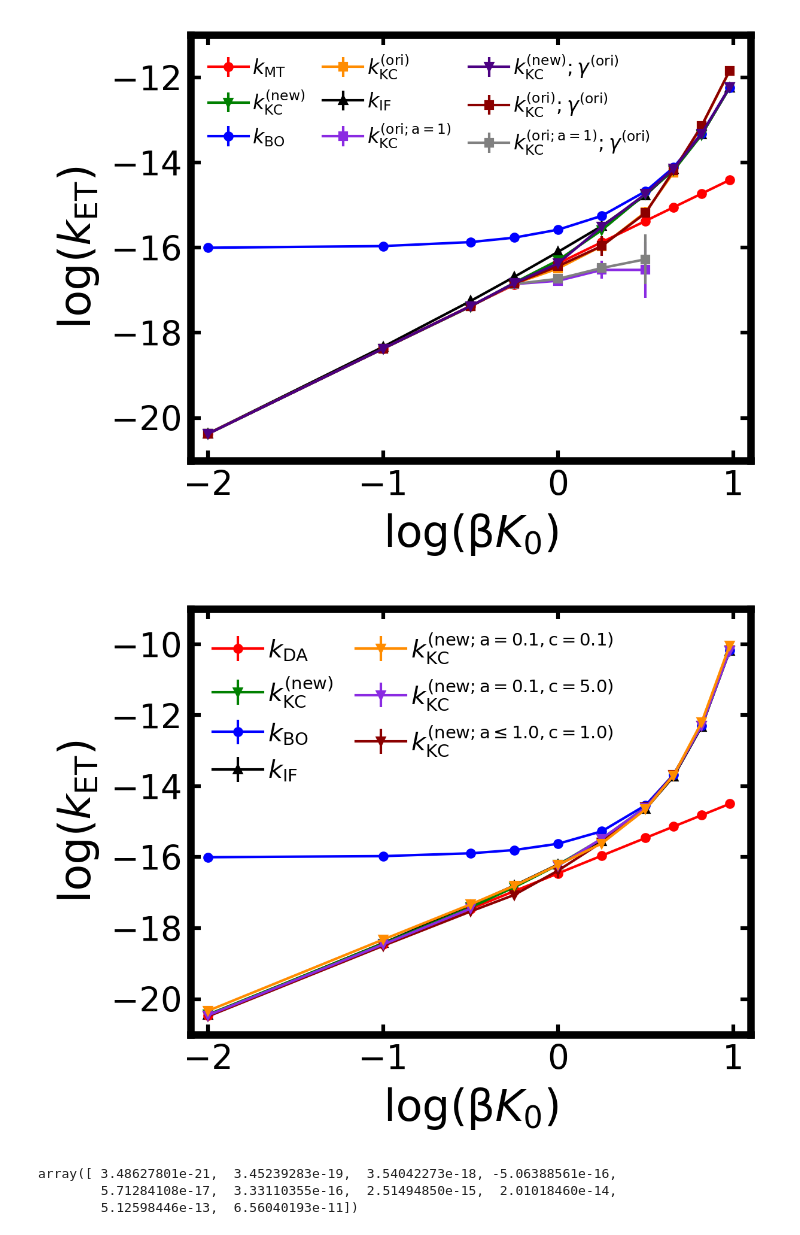
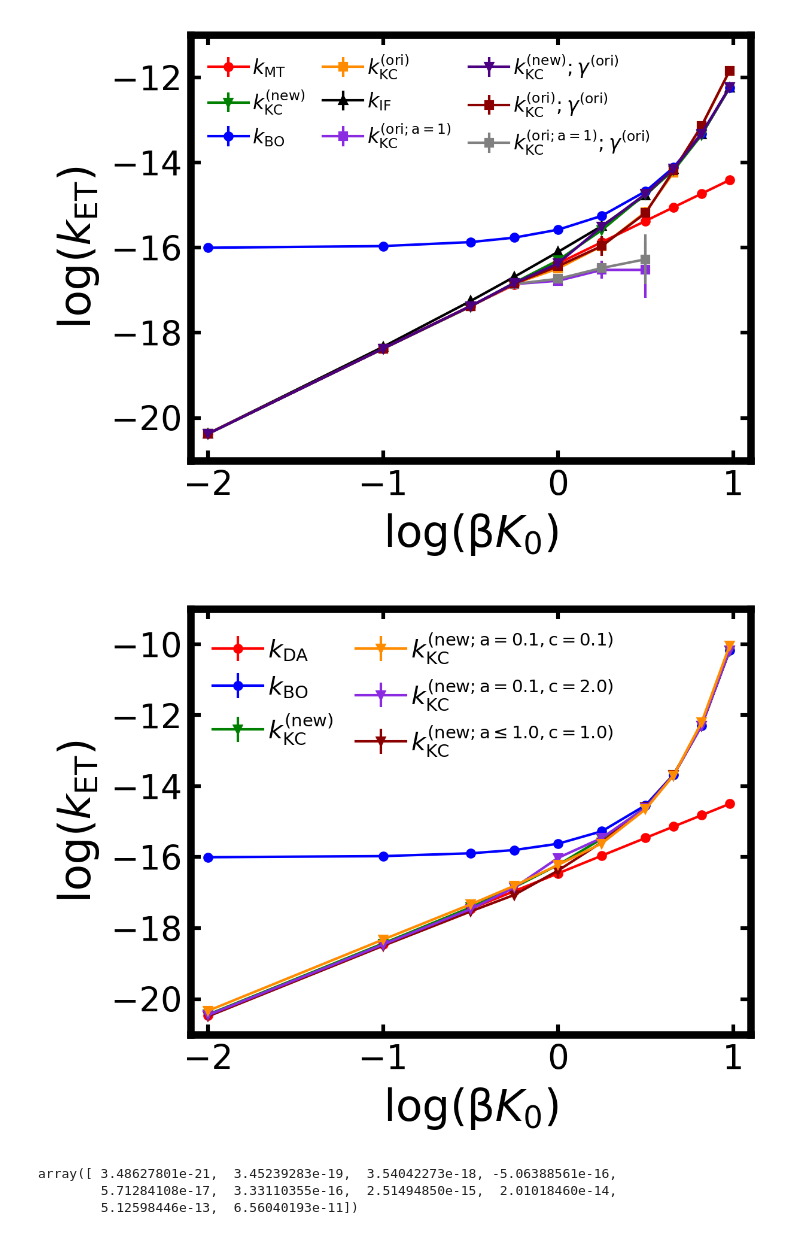
Before and after one commit to suarez-va/kcrpmd_calculations_2025, a Jupyter notebook: kcrpmd_figures/Figures.ipynb, the cells around one changed output. Cells and saved outputs as stored; diff of their text form; code cells hidden in the pictures.

Commit message:
updated plots

```diff
--- a/kcrpmd_figures/Figures.ipynb
+++ b/kcrpmd_figures/Figures.ipynb
@@ -957,8 +957,10 @@ kcrpmd_new_fix_y = sorted([d for d in os.listdir('../_sys_B/kcrpmd_new') if d.st
 
 kcrpmd_new_fix_s_a0_c0 = sorted([d for d in os.listdir('../_sys_B_a0.1_c0.1/kcrpmd_new') if d.startswith('_fix_s')], key=lambda s: float(s.split("logK_")[1]))
 kcrpmd_new_fix_y_a0_c0 = sorted([d for d in os.listdir('../_sys_B_a0.1_c0.1/kcrpmd_new') if d.startswith('_fix_y')], key=lambda s: float(s.split("logK_")[1]))
-kcrpmd_new_fix_s_a0_c5 = sorted([d for d in os.listdir('../_sys_B_a0.1_c5.0/kcrpmd_new') if d.startswith('_fix_s')], key=lambda s: float(s.split("logK_")[1]))
-kcrpmd_new_fix_y_a0_c5 = sorted([d for d in os.listdir('../_sys_B_a0.1_c5.0/kcrpmd_new') if d.startswith('_fix_y')], key=lambda s: float(s.split("logK_")[1]))
+kcrpmd_new_fix_s_a0_c2 = sorted([d for d in os.listdir('../_sys_B_a0.1_c2.0/kcrpmd_new') if d.startswith('_fix_s')], key=lambda s: float(s.split("logK_")[1]))
+kcrpmd_new_fix_y_a0_c2 = sorted([d for d in os.listdir('../_sys_B_a0.1_c2.0/kcrpmd_new') if d.startswith('_fix_y')], key=lambda s: float(s.split("logK_")[1]))
+#kcrpmd_new_fix_s_a0_c5 = sorted([d for d in os.listdir('../_sys_B_a0.1_c5.0/kcrpmd_new') if d.startswith('_fix_s')], key=lambda s: float(s.split("logK_")[1]))
+#kcrpmd_new_fix_y_a0_c5 = sorted([d for d in os.listdir('../_sys_B_a0.1_c5.0/kcrpmd_new') if d.startswith('_fix_y')], key=lambda s: float(s.split("logK_")[1]))
 kcrpmd_new_fix_s_a1_c1 = sorted([d for d in os.listdir('../_sys_B_a1.0_c1.0/kcrpmd_new') if d.startswith('_fix_s')], key=lambda s: float(s.split("logK_")[1]))
 kcrpmd_new_fix_y_a1_c1 = sorted([d for d in os.listdir('../_sys_B_a1.0_c1.0/kcrpmd_new') if d.startswith('_fix_y')], key=lambda s: float(s.split("logK_")[1]))
 
@@ -985,8 +987,10 @@ knew_se_arr = np.zeros(logK_arr.shape)
 
 knew_a0_c0_arr = np.zeros(logK_arr.shape)
 knew_a0_c0_se_arr = np.zeros(logK_arr.shape)
-knew_a0_c5_arr = np.zeros(logK_arr.shape)
-knew_a0_c5_se_arr = np.zeros(logK_arr.shape)
+knew_a0_c2_arr = np.zeros(logK_arr.shape)
+knew_a0_c2_se_arr = np.zeros(logK_arr.shape)
+#knew_a0_c5_arr = np.zeros(logK_arr.shape)
+#knew_a0_c5_se_arr = np.zeros(logK_arr.shape)
 knew_a1_c1_arr = np.zeros(logK_arr.shape)
 knew_a1_c1_se_arr = np.zeros(logK_arr.shape)
 
@@ -1016,9 +1020,12 @@ for i in range(4):
     knew_a0_c0_arr[i] = np.loadtxt("../_sys_B_a0.1_c0.1/kcrpmd_new/" + kcrpmd_new_fix_y_a0_c0[i] + "/tst_data/kKCy.txt")
     knew_a0_c0_se_arr[i] = knew_a0_c0_arr[i] * np.loadtxt("../_sys_B_a0.1_c0.1/kcrpmd_new/" + kcrpmd_new_fix_y_a0_c0[i] + "/kappa_data/kappa_se.txt")[-1]
     knew_a0_c0_arr[i] *= np.loadtxt("../_sys_B_a0.1_c0.1/kcrpmd_new/" + kcrpmd_new_fix_y_a0_c0[i] + "/kappa_data/kappa_avg.txt")[-1]
-    knew_a0_c5_arr[i] = np.loadtxt("../_sys_B_a0.1_c5.0/kcrpmd_new/" + kcrpmd_new_fix_y_a0_c5[i] + "/tst_data/kKCy.txt")
-    knew_a0_c5_se_arr[i] = knew_a0_c5_arr[i] * np.loadtxt("../_sys_B_a0.1_c5.0/kcrpmd_new/" + kcrpmd_new_fix_y_a0_c5[i] + "/kappa_data/kappa_se.txt")[-1]
-    knew_a0_c5_arr[i] *= np.loadtxt("../_sys_B_a0.1_c5.0/kcrpmd_new/" + kcrpmd_new_fix_y_a0_c5[i] + "/kappa_data/kappa_avg.txt")[-1]
+    knew_a0_c2_arr[i] = np.loadtxt("../_sys_B_a0.1_c2.0/kcrpmd_new/" + kcrpmd_new_fix_y_a0_c2[i] + "/tst_data/kKCy.txt")
+    knew_a0_c2_se_arr[i] = knew_a0_c2_arr[i] * np.loadtxt("../_sys_B_a0.1_c2.0/kcrpmd_new/" + kcrpmd_new_fix_y_a0_c2[i] + "/kappa_data/kappa_se.txt")[-1]
+    knew_a0_c2_arr[i] *= np.loadtxt("../_sys_B_a0.1_c2.0/kcrpmd_new/" + kcrpmd_new_fix_y_a0_c2[i] + "/kappa_data/kappa_avg.txt")[-1]
+    #knew_a0_c5_arr[i] = np.loadtxt("../_sys_B_a0.1_c5.0/kcrpmd_new/" + kcrpmd_new_fix_y_a0_c5[i] + "/tst_data/kKCy.txt")
+    #knew_a0_c5_se_arr[i] = knew_a0_c5_arr[i] * np.loadtxt("../_sys_B_a0.1_c5.0/kcrpmd_new/" + kcrpmd_new_fix_y_a0_c5[i] + "/kappa_data/kappa_se.txt")[-1]
+    #knew_a0_c5_arr[i] *= np.loadtxt("../_sys_B_a0.1_c5.0/kcrpmd_new/" + kcrpmd_new_fix_y_a0_c5[i] + "/kappa_data/kappa_avg.txt")[-1]
     knew_a1_c1_arr[i] = np.loadtxt("../_sys_B_a1.0_c1.0/kcrpmd_new/" + kcrpmd_new_fix_y_a1_c1[i] + "/tst_data/kKCy.txt")
     knew_a1_c1_se_arr[i] = knew_a1_c1_arr[i] * np.loadtxt("../_sys_B_a1.0_c1.0/kcrpmd_new/" + kcrpmd_new_fix_y_a1_c1[i] + "/kappa_data/kappa_se.txt")[-1]
     knew_a1_c1_arr[i] *= np.loadtxt("../_sys_B_a1.0_c1.0/kcrpmd_new/" + kcrpmd_new_fix_y_a1_c1[i] + "/kappa_data/kappa_avg.txt")[-1]
@@ -1026,40 +1033,46 @@ for i in range(4,10):
     knew_arr[i] = np.loadtxt("../_sys_B/kcrpmd_new/" + kcrpmd_new_fix_s[i] + "/tst_data/kKCs.txt")
     knew_se_arr[i] = knew_arr[i] * np.loadtxt("../_sys_B/kcrpmd_new/" + kcrpmd_new_fix_s[i] + "/kappa_data/kappa_se.txt")[-1]
     knew_arr[i] *= np.loadtxt("../_sys_B/kcrpmd_new/" + kcrpmd_new_fix_s[i] + "/kappa_data/kappa_avg.txt")[-1]
 
     knew_a0_c0_arr[i] = np.loadtxt("../_sys_B_a0.1_c0.1/kcrpmd_new/" + kcrpmd_new_fix_s_a0_c0[i] + "/tst_data/kKCs.txt")
     knew_a0_c0_se_arr[i] = knew_a0_c0_arr[i] * np.loadtxt("../_sys_B_a0.1_c0.1/kcrpmd_new/" + kcrpmd_new_fix_s_a0_c0[i] + "/kappa_data/kappa_se.txt")[-1]
     knew_a0_c0_arr[i] *= np.loadtxt("../_sys_B_a0.1_c0.1/kcrpmd_new/" + kcrpmd_new_fix_s_a0_c0[i] + "/kappa_data/kappa_avg.txt")[-1]
-    knew_a0_c5_arr[i] = np.loadtxt("../_sys_B_a0.1_c5.0/kcrpmd_new/" + kcrpmd_new_fix_s_a0_c5[i] + "/tst_data/kKCs.txt")
-    knew_a0_c5_se_arr[i] = knew_a0_c5_arr[i] * np.loadtxt("../_sys_B_a0.1_c5.0/kcrpmd_new/" + kcrpmd_new_fix_s_a0_c5[i] + "/kappa_data/kappa_se.txt")[-1]
-    knew_a0_c5_arr[i] *= np.loadtxt("../_sys_B_a0.1_c5.0/kcrpmd_new/" + kcrpmd_new_fix_s_a0_c5[i] + "/kappa_data/kappa_avg.txt")[-1]
+    knew_a0_c2_arr[i] = np.loadtxt("../_sys_B_a0.1_c2.0/kcrpmd_new/" + kcrpmd_new_fix_s_a0_c2[i] + "/tst_data/kKCs.txt")
+    knew_a0_c2_se_arr[i] = knew_a0_c2_arr[i] * np.loadtxt("../_sys_B_a0.1_c2.0/kcrpmd_new/" + kcrpmd_new_fix_s_a0_c2[i] + "/kappa_data/kappa_se.txt")[-1]
+    knew_a0_c2_arr[i] *= np.loadtxt("../_sys_B_a0.1_c2.0/kcrpmd_new/" + kcrpmd_new_fix_s_a0_c2[i] + "/kappa_data/kappa_avg.txt")[-1]
+    #knew_a0_c5_arr[i] = np.loadtxt("../_sys_B_a0.1_c5.0/kcrpmd_new/" + kcrpmd_new_fix_s_a0_c5[i] + "/tst_data/kKCs.txt")
+    #knew_a0_c5_se_arr[i] = knew_a0_c5_arr[i] * np.loadtxt("../_sys_B_a0.1_c5.0/kcrpmd_new/" + kcrpmd_new_fix_s_a0_c5[i] + "/kappa_data/kappa_se.txt")[-1]
+    #knew_a0_c5_arr[i] *= np.loadtxt("../_sys_B_a0.1_c5.0/kcrpmd_new/" + kcrpmd_new_fix_s_a0_c5[i] + "/kappa_data/kappa_avg.txt")[-1]
     knew_a1_c1_arr[i] = np.loadtxt("../_sys_B_a1.0_c1.0/kcrpmd_new/" + kcrpmd_new_fix_s_a1_c1[i] + "/tst_data/kKCs.txt")
     knew_a1_c1_se_arr[i] = knew_a1_c1_arr[i] * np.loadtxt("../_sys_B_a1.0_c1.0/kcrpmd_new/" + kcrpmd_new_fix_s_a1_c1[i] + "/kappa_data/kappa_se.txt")[-1]
     knew_a1_c1_arr[i] *= np.loadtxt("../_sys_B_a1.0_c1.0/kcrpmd_new/" + kcrpmd_new_fix_s_a1_c1[i] + "/kappa_data/kappa_avg.txt")[-1]
 
 fig, ax = plt.subplots(dpi=300)
 ax.errorbar(logK_arr, np.log10(kGR_arr), kGR_arr*0, fmt='o-', markersize=3, linewidth=1, color='r', label=r'$k_\mathrm{DA}$', zorder=3)
 ax.errorbar(logK_arr, np.log10(knew_arr), knew_se_arr / (knew_arr * np.log(10)), fmt='v-', markersize=3, linewidth=1, color='g', label=r'$k_\mathrm{KC}^\mathrm{(new)}$', zorder=4)
 ax.errorbar(logK_arr, np.log10(kBO_arr), kBO_se_arr / (kBO_arr * np.log(10)), fmt='o-', markersize=3, linewidth=1, color='b', label=r'$k_\mathrm{BO}$', zorder=2)
-ax.errorbar(logK_arr, np.log10(kIF_arr), kIF_se_arr / (kIF_arr * np.log(10)), fmt='^-', markersize=3, linewidth=1, color='k', label=r'$k_\mathrm{IF}$', zorder=1)
+#ax.errorbar(logK_arr, np.log10(kIF_arr), kIF_se_arr / (kIF_arr * np.log(10)), fmt='^-', markersize=3, linewidth=1, color='k', label=r'$k_\mathrm{IF}$', zorder=1)
 
 ax.errorbar(logK_arr, np.log10(knew_a0_c0_arr), knew_a0_c0_se_arr / (knew_a0_c0_arr * np.log(10)), fmt='v-', markersize=3, linewidth=1, color='darkorange', label=r'$k_\mathrm{KC}^\mathrm{(new; a = 0.1, c=0.1)}$', zorder=7)
-ax.errorbar(logK_arr, np.log10(knew_a0_c5_arr), knew_a0_c5_se_arr / (knew_a0_c5_arr * np.log(10)), fmt='v-', markersize=3, linewidth=1, color='blueviolet', label=r'$k_\mathrm{KC}^\mathrm{(new; a = 0.1, c=5.0)}$', zorder=6)
+ax.errorbar(logK_arr, np.log10(knew_a0_c2_arr), knew_a0_c2_se_arr / (knew_a0_c2_arr * np.log(10)), fmt='v-', markersize=3, linewidth=1, color='blueviolet', label=r'$k_\mathrm{KC}^\mathrm{(new; a = 0.1, c=2.0)}$', zorder=6)
+#ax.errorbar(logK_arr, np.log10(knew_a0_c5_arr), knew_a0_c5_se_arr / (knew_a0_c5_arr * np.log(10)), fmt='v-', markersize=3, linewidth=1, color='blueviolet', label=r'$k_\mathrm{KC}^\mathrm{(new; a = 0.1, c=5.0)}$', zorder=6)
 ax.errorbar(logK_arr, np.log10(knew_a1_c1_arr), knew_a1_c1_se_arr / (knew_a1_c1_arr * np.log(10)), fmt='v-', markersize=3, linewidth=1, color='darkred', label=r'$k_\mathrm{KC}^\mathrm{(new; a \leq 1.0, c=1.0)}$', zorder=5)
 
 ax.set_xlim(-2.1,1.1)
 ax.set_ylim(-21.0,-9.0)
 ax.set_xticks([-2, -1, 0, 1])
 ax.set_yticks([-20, -18, -16, -14, -12, -10])
 ax.set_xlabel(r"log(β$K_0$)", fontsize = 17.5)
 ax.set_ylabel(r"log($k_{\mathrm{ET}}$)", fontsize = 17.5)
-ax.legend(ncol=2, fontsize=10, loc='upper left', handletextpad=0.2,  columnspacing=0.9)
+handles, labels = ax.get_legend_handles_labels()
+order = [0, 2, 1, 3, 4, 5]
+ax.legend([handles[i] for i in order], [labels[i] for i in order], ncol=2, fontsize=10, loc='upper left', handletextpad=0.2, columnspacing=0.9)
 
 plt.subplots_adjust(left=0.20, right=0.98, top=0.98, bottom=0.19)
 plt.savefig('fig9.png')
 plt.show()
 # %% [output]
-[figure, old version]
+[figure, new version]
 # %%
 knew_a0_c5_arr
 # %% [output]
```
Also changed, not shown: parts of 1 cell of this notebook, 2 other files.
